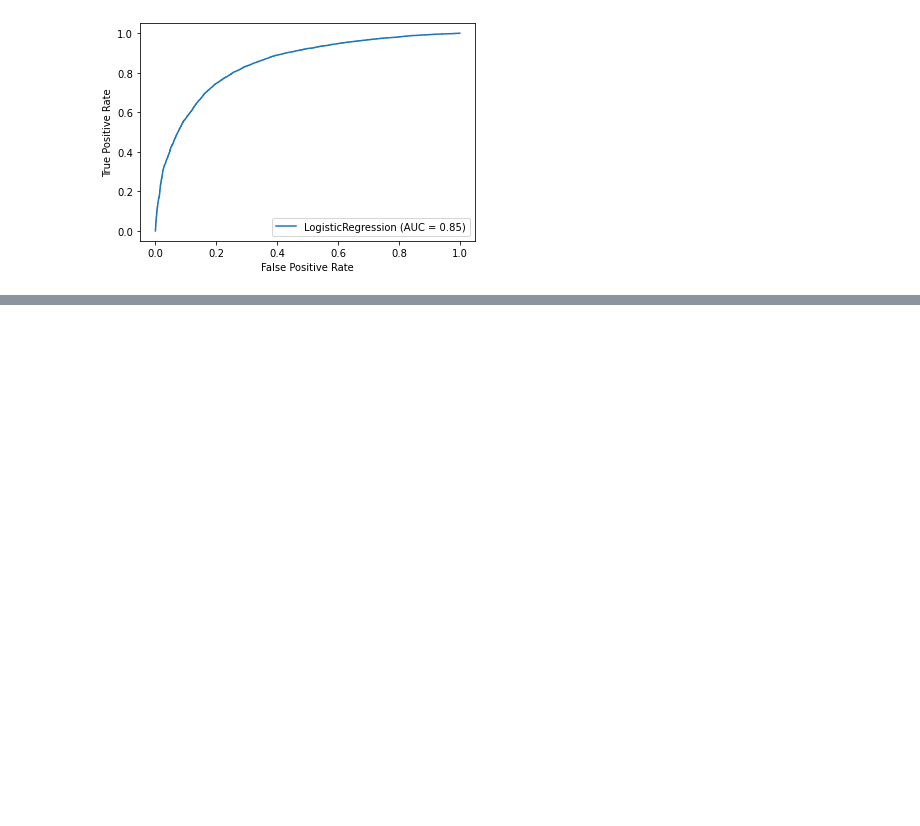
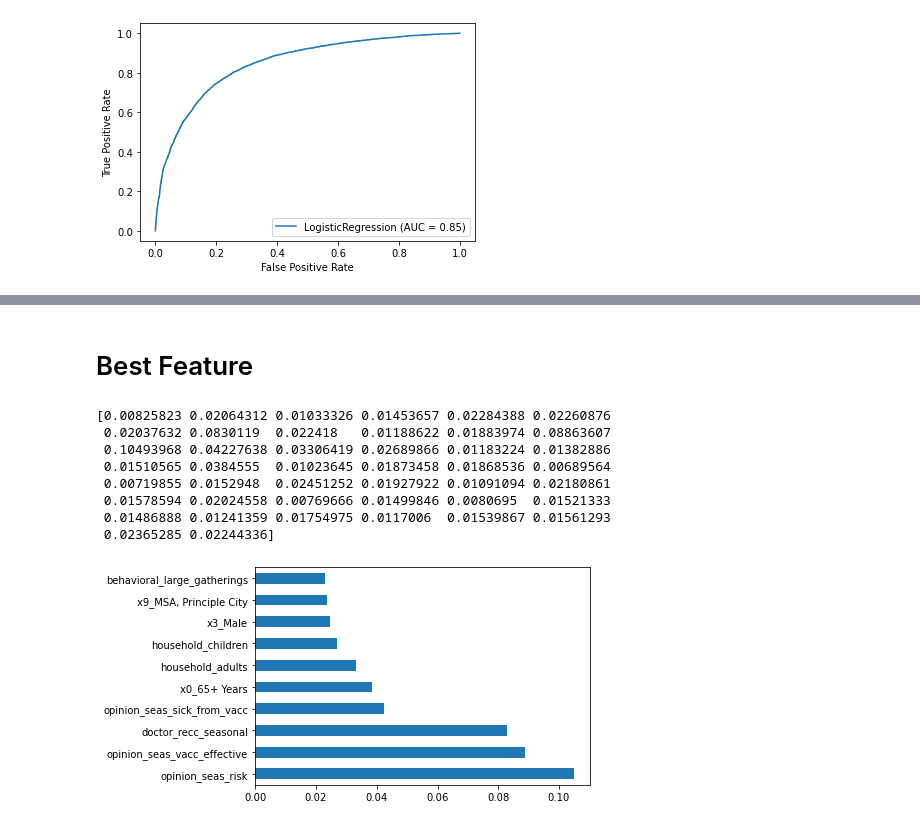
Before and after one commit to soohojp/Phase-3-Project, a Jupyter notebook: scratchNB-Copy1.ipynb, the cells around one changed output, grey strips where cells are left out. Cells and saved outputs as stored; diff of their text form; code cells hidden in the pictures; blank space fills up the shorter version.

```diff
--- a/scratchNB-Copy1.ipynb
+++ b/scratchNB-Copy1.ipynb
@@ -508,0 +464,23 @@ plot_roc_curve(first_logreg_model, X_train_clean, y_train)
+# %% [markdown]
+# Best Feature
+# %%
+X = X_train_clean
+y = y_train
+from sklearn.ensemble import ExtraTreesClassifier
+import matplotlib.pyplot as plt
+model = ExtraTreesClassifier()
+model.fit(X,y)
+print(model.feature_importances_)
+feat_importances = pd.Series(model.feature_importances_, index=X.columns)
+feat_importances.nlargest(10).plot(kind='barh')
+plt.show()
+# %% [output]
+[0.00825823 0.02064312 0.01033326 0.01453657 0.02284388 0.02260876
+ 0.02037632 0.0830119  0.022418   0.01188622 0.01883974 0.08863607
+ 0.10493968 0.04227638 0.03306419 0.02689866 0.01183224 0.01382886
+ 0.01510565 0.0384555  0.01023645 0.01873458 0.01868536 0.00689564
+ 0.00719855 0.0152948  0.02451252 0.01927922 0.01091094 0.02180861
+ 0.01578594 0.02024558 0.00769666 0.01499846 0.0080695  0.01521333
+ 0.01486888 0.01241359 0.01754975 0.0117006  0.01539867 0.01561293
+ 0.02365285 0.02244336]
+[figure, added]
```
Also changed, not shown: parts of 47 cells of this notebook.
